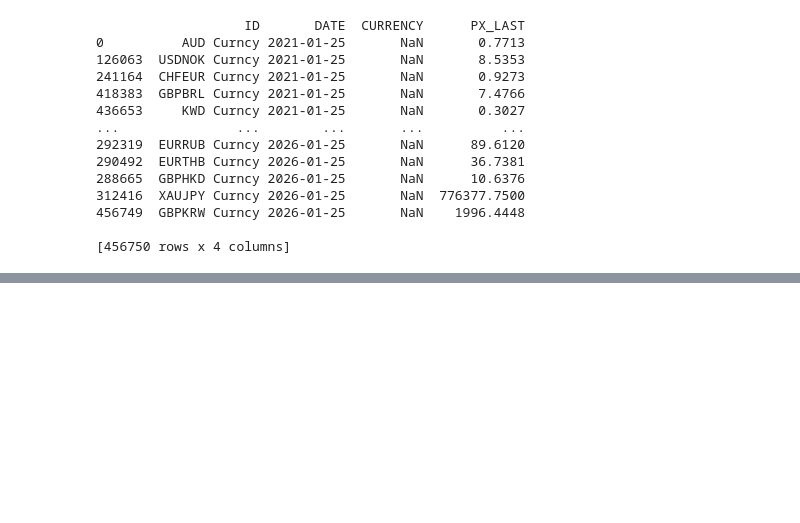
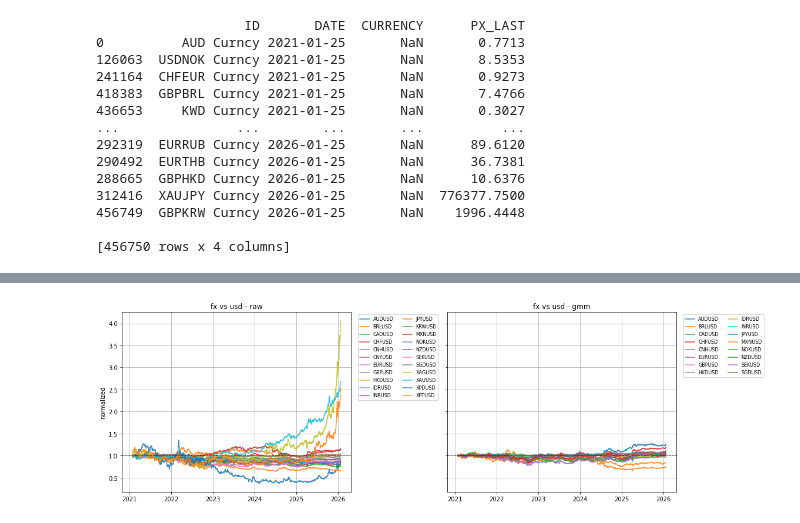
Before and after one commit to glvn5150/quant_gmm, a Jupyter notebook: global_forex.ipynb, the cells around one changed output, grey strips where cells are left out. Saved outputs shown, nothing was run; the diff lists cells and outputs as text; code cells hidden in the pictures; blank space fills up the shorter version.

```diff
--- a/global_forex.ipynb
+++ b/global_forex.ipynb
@@ -145,9 +144,7 @@ def run_fx_pair_model(df_fx,pair_id,real_rates,r_usd=0.0189,dt=1/252,verbose=Fal
     gamma_hat = mu2 - 0.5 * sigma2**2
     em_currencies = ["EUR","GBP","JPY","AUD","CAD","CHF","CNH","INR","BRL","MXN","IDR","ZAR","TRY","RUB","SGD","HKD","NZD","NOK","SEK"]
     EM = int(foreign in em_currencies)
-    Z = np.array([rf, rf, sigma2, EM])
-    Z_ts = np.tile(Z, (len(ret), 1))
-    Z_ts = Z_ts - Z_ts.mean(axis=0)
+    Z_ts = EM * np.ones(len(ret))
     gmm = ForeignDomestic_GMM(r=r_usd,rf=rf,dt=dt,instruments=Z_ts,verbose=verbose)
     S_series = pd.Series(1.0, index=ret.index)
     Q_series = np.exp(log_fx.loc[ret.index])
@@ -184,0 +182,11 @@ print(results_df)
+# %%
+def get_fx_series(df, pair_id):
+    df_pair = (df[df["ID"] == pair_id].sort_values("DATE").set_index("DATE")["PX_LAST"].astype(float))
+    return df_pair / df_pair.iloc[0]
+# %%
+def get_fx_gmm_series(df_fx, pair_id, gamma, dt=1/252):
+    Q = get_fx_series(df_fx, pair_id)
+    t = np.arange(len(Q))
+    logQ_gmm = np.log(Q) - gamma * t * dt
+    Q_gmm = np.exp(logQ_gmm)
+    return Q_gmm / Q_gmm.iloc[0]
@@ -184,0 +218,24 @@ print(results_df)
+# %%
+fig, axes = plt.subplots(1, 2, figsize=(16, 5), sharey=True)
+for pair in pairs_to_plot:
+    Q = get_fx_series(df, pair)
+    axes[0].plot(Q.index, Q.values, alpha=0.85,label=pair.replace(" Curncy", ""))
+axes[0].set_title("fx vs usd - raw")
+axes[0].set_ylabel("normalized")
+axes[0].axhline(1.0, color="black", ls="--", lw=1, alpha=0.6)
+axes[0].grid(True)
+for pair in pairs_to_plot:
+    if pair not in results_df["pair"].values:
+        continue
+    gamma = results_df.loc[results_df["pair"] == pair, "gamma_gmm"].iloc[0]
+    Q_gmm = get_fx_gmm_series(df, pair, gamma)
+    axes[1].plot(Q_gmm.index, Q_gmm.values, alpha=0.85, label=pair.replace(" Curncy", ""))
+axes[1].set_title("fx vs usd - gmm")
+axes[1].axhline(1.0, color="black", ls="--", lw=1, alpha=0.6)
+axes[1].grid(True)
+axes[0].legend(fontsize=8, ncol=2, loc="upper left", bbox_to_anchor=(1.02, 1))
+axes[1].legend(fontsize=8, ncol=2, loc="upper left", bbox_to_anchor=(1.02, 1))
+plt.tight_layout()
+plt.show()
+# %% [output]
+[figure, added]
```
Also changed, not shown: parts of 5 cells of this notebook, 1 other file.
